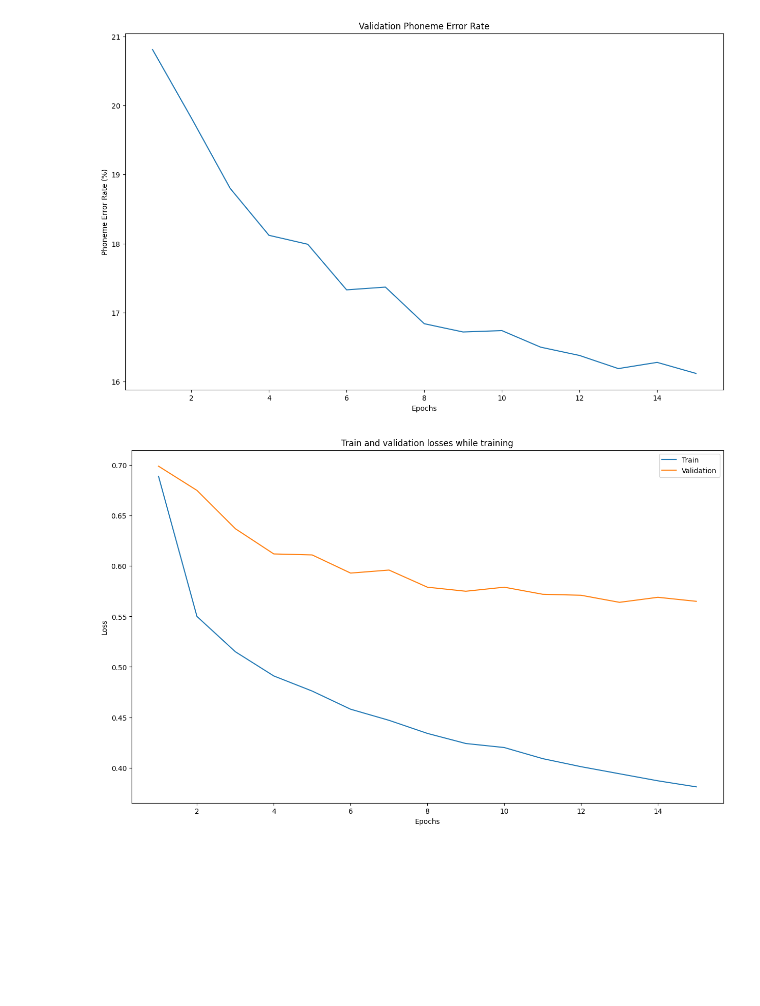
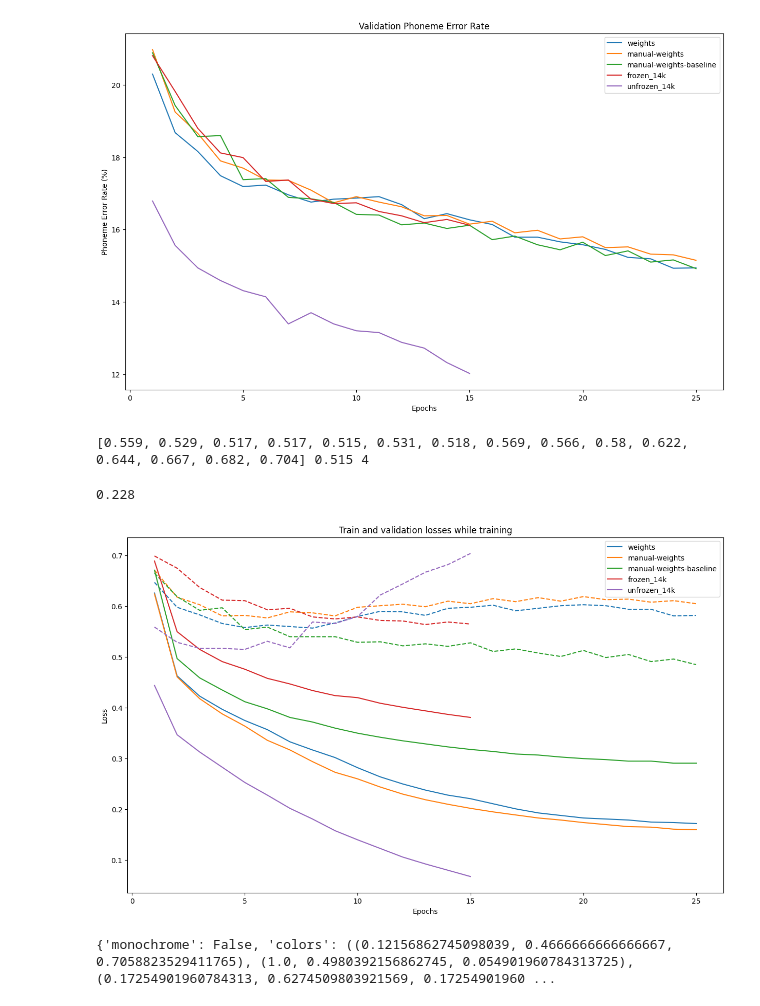
Before and after one commit to MaloMn/wav2vec2-phone-classification, a Jupyter notebook: post-analysis/error-rate.ipynb, the cells around one changed output. Cells and saved outputs as stored; diff of their text form; code cells hidden in the pictures; blank space fills up the shorter version.

```diff
--- a/post-analysis/error-rate.ipynb
+++ b/post-analysis/error-rate.ipynb
@@ -4,42 +31,65 @@ import matplotlib.pyplot as plt
 # %%
-with open("error.txt", "r") as f:
-    data = f.read()
+data = {}
+for key, filename in filenames.items():
+    with open('training_losses/' + filename, "r") as f:
+        data[key] = f.read()
 
-def get_metric(metric_name):
-    return  [float(a[0]) for a  in re.findall(rf"{metric_name}: (\d+.\d+(e|)(\-|\+|)\d*)", data)]
+def get_metric(metric_name, d):
+    return  [float(a[0]) for a  in re.findall(rf"{metric_name}: (\d+.\d+(e|)(\-|\+|)\d*)", d)]
 # %%
-per = get_metric("valid CER")
-
 plt.figure(figsize=(15, 9))
 
 plt.title("Validation Phoneme Error Rate")
 plt.xlabel("Epochs")
 plt.ylabel("Phoneme Error Rate (%)")
-plt.plot(range(1, len(per) + 1), per)
+
+for key, d in data.items():
+    per = get_metric(f"valid {metrics[key]}", d)
+    plt.plot(range(1, len(per) + 1), per, label=key)
+
+plt.legend()
 
 plt.savefig("validation_per_plot.png")
 # %% [output]
-[figure, old version]
+[figure, new version]
 # %%
-train = get_metric("train loss")
-valid = get_metric("valid loss")
+with open("training_losses/unfrozen_14k.txt", "r") as f:
+        temp = f.read()
+
+train = get_metric("train loss", temp)
+valid = get_metric("valid loss", temp)
+print(valid, min(valid), valid.index(min(valid)))
+
+train[5]
+# %% [output]
+[0.559, 0.529, 0.517, 0.517, 0.515, 0.531, 0.518, 0.569, 0.566, 0.58, 0.622, 0.644, 0.667, 0.682, 0.704] 0.515 4
+0.228
 # %%
 plt.figure(figsize=(15, 9))
 
 plt.title("Train and validation losses while training")
-plt.plot(range(1, len(train) + 1), train, label='Train')
-plt.plot(range(1, len(valid) + 1), valid, label='Validation')
+
+for (key, d), color in zip(data.items(), colormaps.get_cmap('tab10').colors):
+    train = get_metric("train loss", d)
+    valid = get_metric("valid loss", d)
+    plt.plot(range(1, len(train) + 1), train, label=f'{key}', color=color)
+    plt.plot(range(1, len(valid) + 1), valid, linestyle='dashed', color=color)
 
 # Adding legends for x-axis and y-axis
 plt.xlabel("Epochs")
 plt.ylabel("Loss")
 
 # Adding legend for the plot
 plt.legend()
 
 # Save the figure as SVG
 plt.savefig("train_validation_losses_plot.png")
 
 plt.show()
 # %% [output]
-[figure, old version]
+[figure, new version]
+# %%
+cmap = colormaps.get_cmap('tab10')
+print(cmap.__dict__, cmap.colors)
+# %% [output]
+{'monochrome': False, 'colors': ((0.12156862745098039, 0.4666666666666667, 0.7058823529411765), (1.0, 0.4980392156862745, 0.054901960784313725), (0.17254901960784313, 0.6274509803921569, 0.17254901960 ...
```
Also changed, not shown: parts of 3 cells of this notebook, 24 other files.
